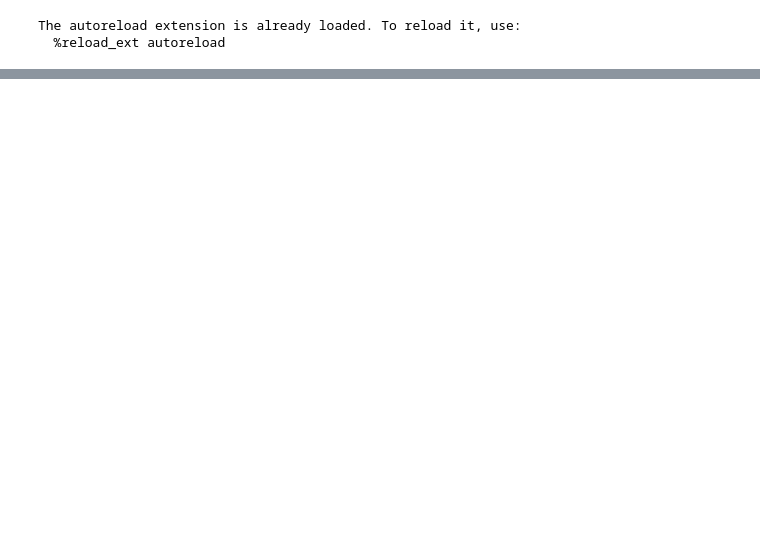
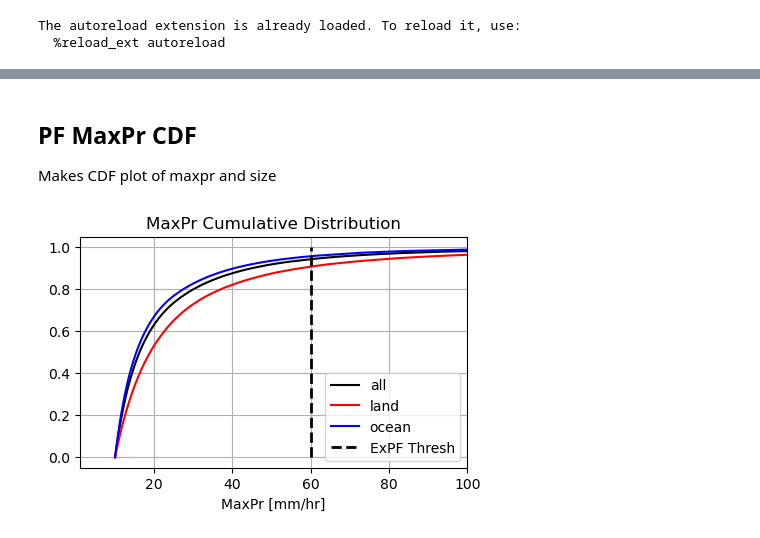
Before and after one commit to pedroanguloumana/extreme_precipitation_in_gpm, a Jupyter notebook: notebooks/nb01_CDF_Examples.ipynb, the cells around one changed output, grey strips where cells are left out. Saved outputs shown, nothing was run; the diff lists cells and outputs as text; code cells hidden in the pictures; blank space fills up the shorter version.

```diff
--- a/notebooks/nb01_CDF_Examples.ipynb
+++ b/notebooks/nb01_CDF_Examples.ipynb
@@ -647,0 +159,37 @@ pf_filename
+# %% [markdown]
+## PF MaxPr CDF
+Makes CDF plot of maxpr and size
+# %%
+fig, ax = plt.subplots(figsize=(5,3))
+
+maxpr = pf_stats['max_precip'].values
+size = (pf_stats['num_pixels']*25).values
+
+is_land_id = globe.is_land(pf_stats['mean_latitude'], pf_stats['mean_longitude'])
+is_ocean_id = globe.is_ocean(pf_stats['mean_latitude'], pf_stats['mean_longitude'])
+
+def _plot_cdf(data, ax, label, color):
+    sorted_data = np.sort(data)
+    cdf = np.arange(1, len(sorted_data) + 1) / len(sorted_data)
+    ax.plot(np.sort(data), cdf, label=label, color=color)
+
+_plot_cdf(maxpr, ax, 'all', 'black')
+_plot_cdf(maxpr[is_land_id], ax, 'land', 'red')
+_plot_cdf(maxpr[is_ocean_id], ax, 'ocean', 'blue')
+
+ax.vlines(x=60, ymin=0, ymax=1, color='black', lw=2, linestyle='dashed', label='ExPF Thresh')
+# ax2 = ax.twiny()
+# _plot_cdf(size, ax2, 'all', 'black')
+
+ax.set_xlim(1, 100)
+ax.set_xlabel('MaxPr [mm/hr]')
+ax.set_title('MaxPr Cumulative Distribution')
+ax.grid()
+ax.legend()
+save_figure(fig, 'CDF of MaxPr for Land and Ocean PFs')
+
+# ax2.set_xlim(10**(2.5), 1e4)
+# ax2.set_xscale('log')
+# ax2.set_xlabel('PF Area [km2]')
+# %% [output]
+[figure, added]
```
Also changed, not shown: parts of 17 cells of this notebook, 19 other files.
